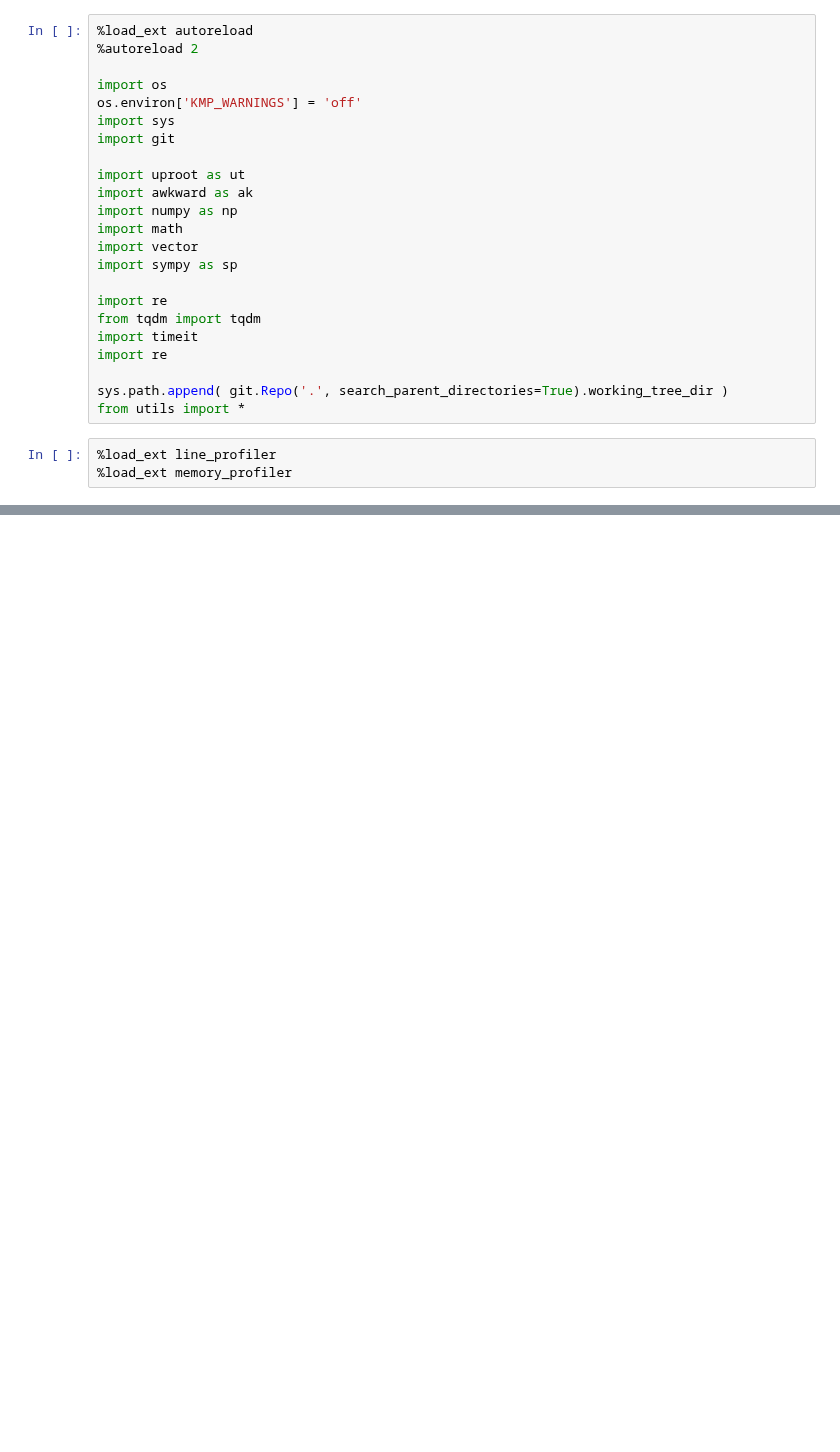
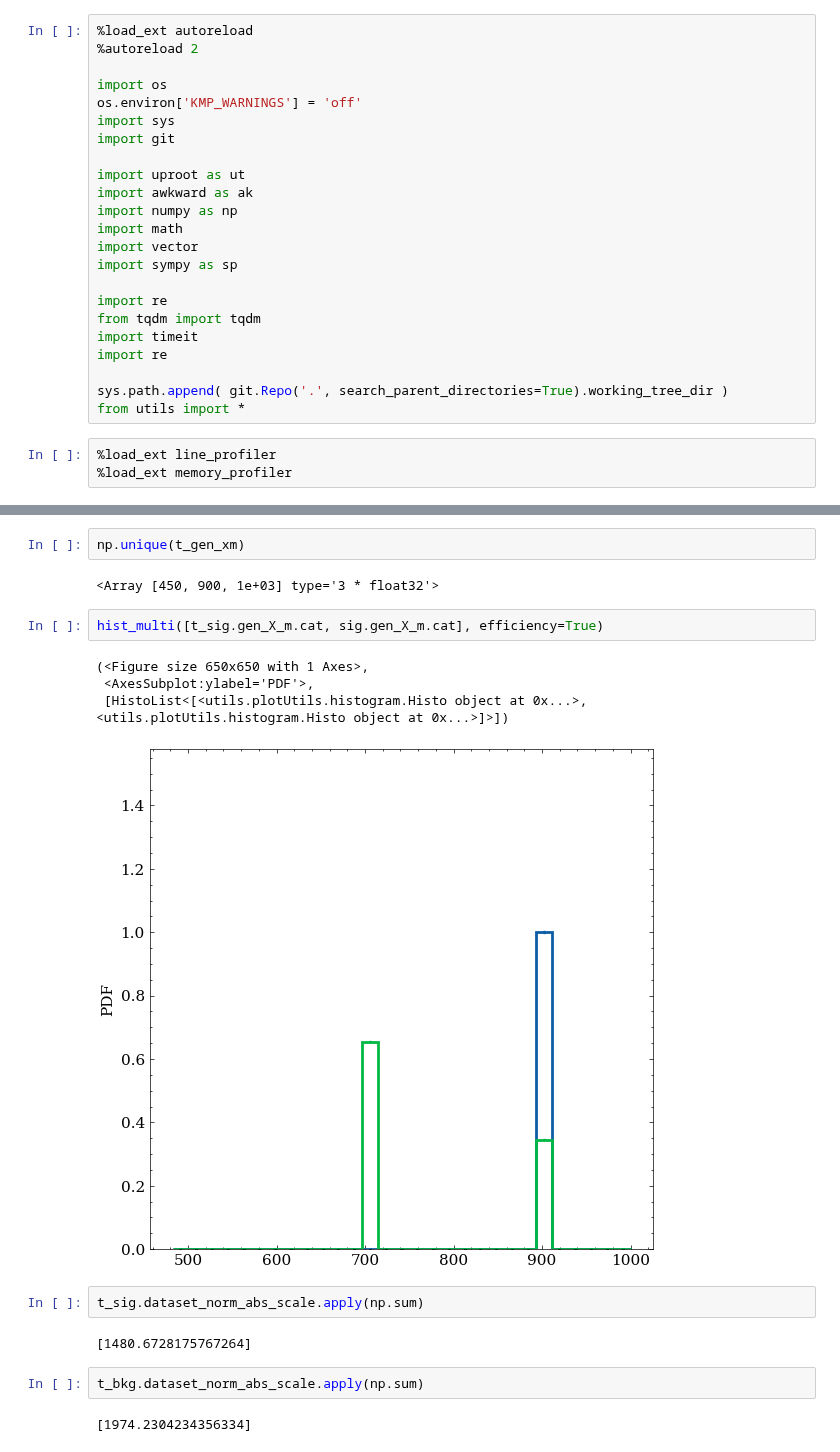
Before and after one commit to ekoenig4/analysis, a Jupyter notebook: jupyter/sixb/test_weaver_input.ipynb, the cells around one changed output, grey strips where cells are left out. Drawn from its saved outputs; the diff is of its cells as text; blank space fills up the shorter version.

```diff
--- a/jupyter/sixb/test_weaver_input.ipynb
+++ b/jupyter/sixb/test_weaver_input.ipynb
@@ -56,2 +116,21 @@ np.unique(sig_train.gen_X_m)
 # %% [output]
 <Array [450, 700, 900, 1e+03] type='4 * float32'>
+# %%
+np.unique(t_gen_xm)
+# %% [output]
+<Array [450, 900, 1e+03] type='3 * float32'>
+# %%
+hist_multi([t_sig.gen_X_m.cat, sig.gen_X_m.cat], efficiency=True)
+# %% [output]
+(<Figure size 650x650 with 1 Axes>,
+ <AxesSubplot:ylabel='PDF'>,
+ [HistoList<[<utils.plotUtils.histogram.Histo object at 0x...>, <utils.plotUtils.histogram.Histo object at 0x...>]>])
+[figure, added]
+# %%
+t_sig.dataset_norm_abs_scale.apply(np.sum)
+# %% [output]
+[1480.6728175767264]
+# %%
+t_bkg.dataset_norm_abs_scale.apply(np.sum)
+# %% [output]
+[1974.2304234356334]
```
Also changed, not shown: parts of 20 cells of this notebook, 10 other files.
